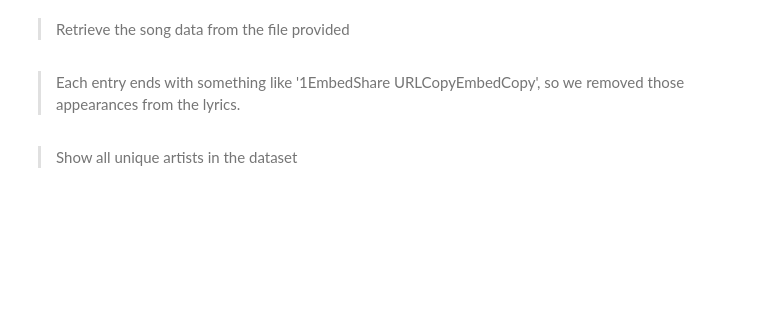
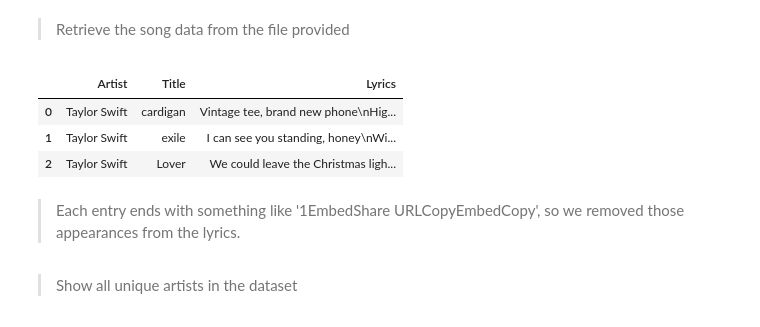
Before and after one commit to ordinary813/ordinaryLib, a Jupyter notebook: DL/HW3/sol_q1.ipynb, the cells around one changed output. Cells and saved outputs as stored; diff of their text form; code cells hidden in the pictures; blank space fills up the shorter version.

```diff
--- a/DL/HW3/sol_q1.ipynb
+++ b/DL/HW3/sol_q1.ipynb
@@ -19,6 +26,12 @@ import matplotlib.pyplot as plt
 > Retrieve the song data from the file provided
 # %%
 songs_df = pd.read_csv('Songs.csv', header = 0)
+songs_df.head(3)
+# %% [output]
+|  | Artist | Title | Lyrics |
+| 0 | Taylor Swift | cardigan | Vintage tee, brand new phone\nHig... |
+| 1 | Taylor Swift | exile | I can see you standing, honey\nWi... |
+| 2 | Taylor Swift | Lover | We could leave the Christmas ligh... |
 # %% [markdown]
 > Each entry ends with something like '1EmbedShare URLCopyEmbedCopy', so we removed those appearances from the lyrics.
 # %%
```
Also changed, not shown: parts of 12 cells of this notebook.
